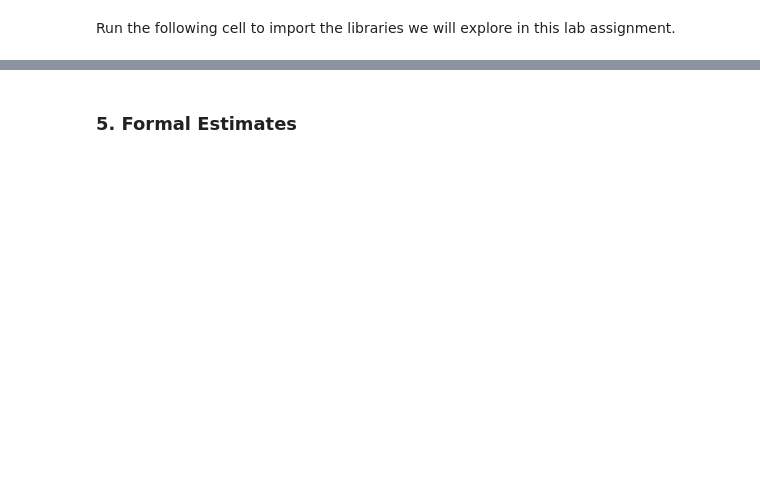
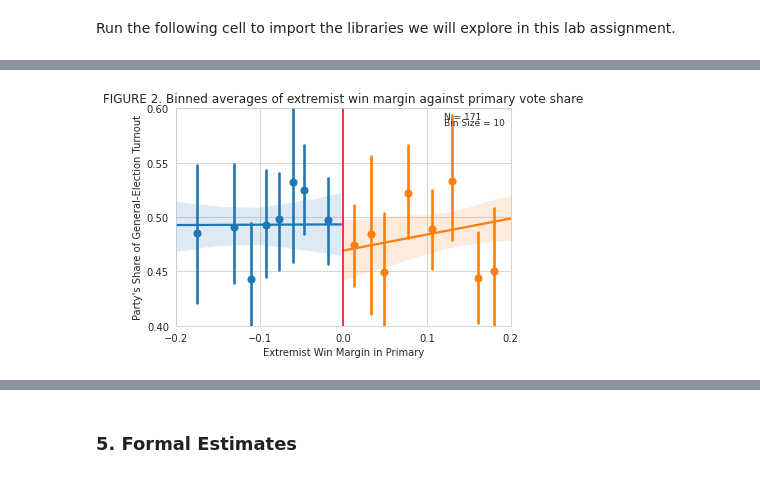
Before and after one commit to ds-modules/PS-88-21-DEV, a Jupyter notebook: lab/hall_thompson/student_facing.ipynb, the cells around one changed output, grey strips where cells are left out. Drawn from its saved outputs; the diff is of its cells as text; code cells hidden in the pictures; blank space fills up the shorter version.

```diff
--- a/lab/hall_thompson/student_facing.ipynb
+++ b/lab/hall_thompson/student_facing.ipynb
@@ -174,0 +36,4 @@ rd(data=df, mid=0)
+# %%
+#Bring in the main analysis dataset
+turnout = pd.read_stata("hall_thompson_replication_files/rd_analysis_hs.dta")
+turnout.head()
@@ -174,0 +269,18 @@ rd(data=df, mid=0)
+# %%
+#Figure2: binned averages of extremist candidate's win margin in each primary (x) against general election vote share of primary winner (y)
+sns.set_style("whitegrid")
+
+fig, ax = plt.subplots()
+sns.regplot(x="rv", y="turnout_party_share", data=turnout[turnout.rv<0], x_bins=10, ax=ax)
+sns.regplot(x="rv", y="turnout_party_share", data=turnout[turnout.rv>=0], x_bins=10, ax=ax)
+plt.axvline(color='r')
+
+ax.set_title("FIGURE 2. Binned averages of extremist win margin against primary vote share")
+ax.set(xlabel="Extremist Win Margin in Primary", ylabel="Party's Share of General-Election Turnout")
+ax.set(xlim=(-0.2, 0.2), ylim=(0.40, 0.60), xticks=[-0.2, -0.1, 0.0, 0.1, 0.2], yticks=[0.40, 0.45, 0.50, 0.55, 0.60])
+
+plt.text(0.12, 0.590, "N = 171", fontsize=9)
+plt.text(0.12, 0.585, "Bin Size = 10", fontsize=9)
+plt.show()
+# %% [output]
+[figure, added]
```
Also changed, not shown: parts of 72 cells of this notebook.
